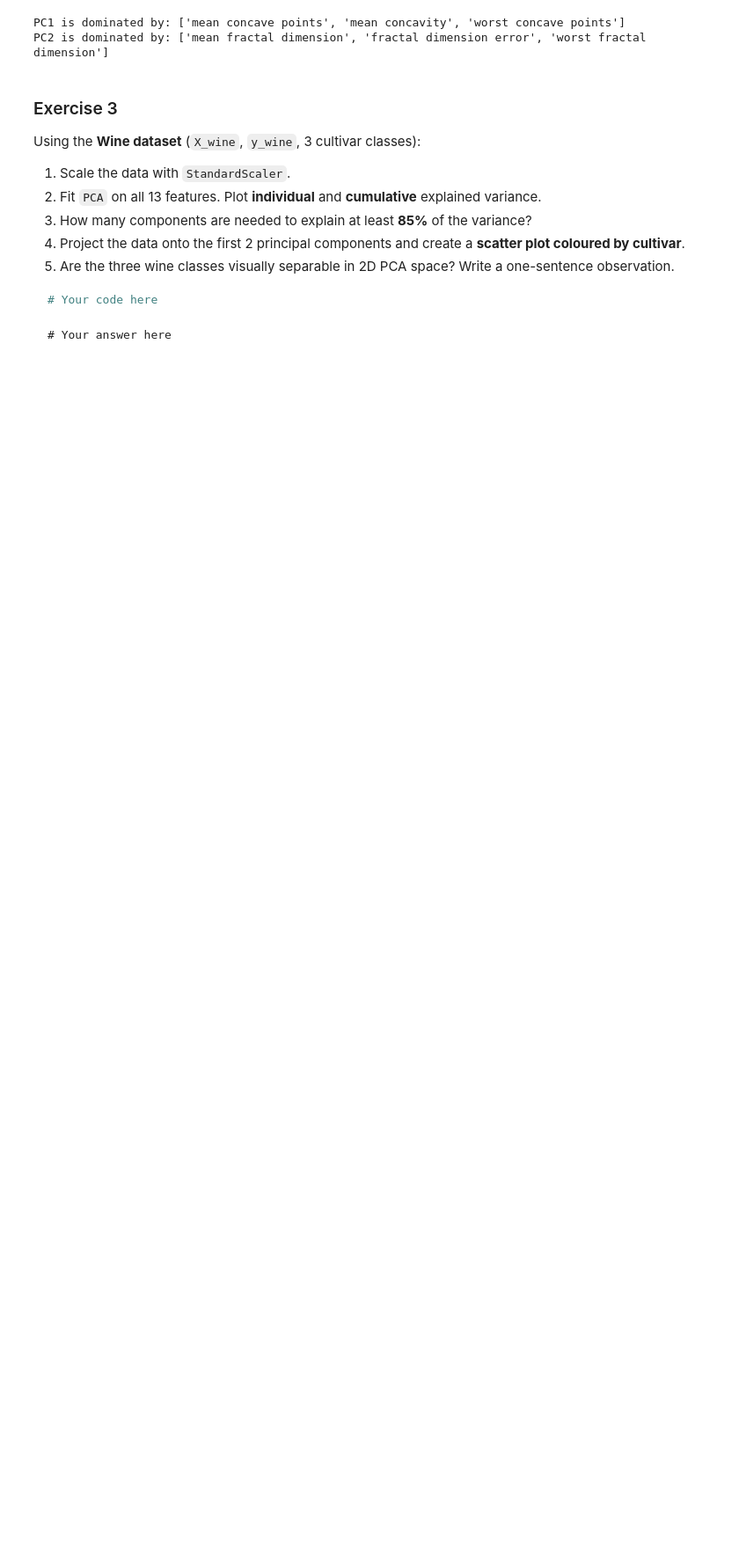
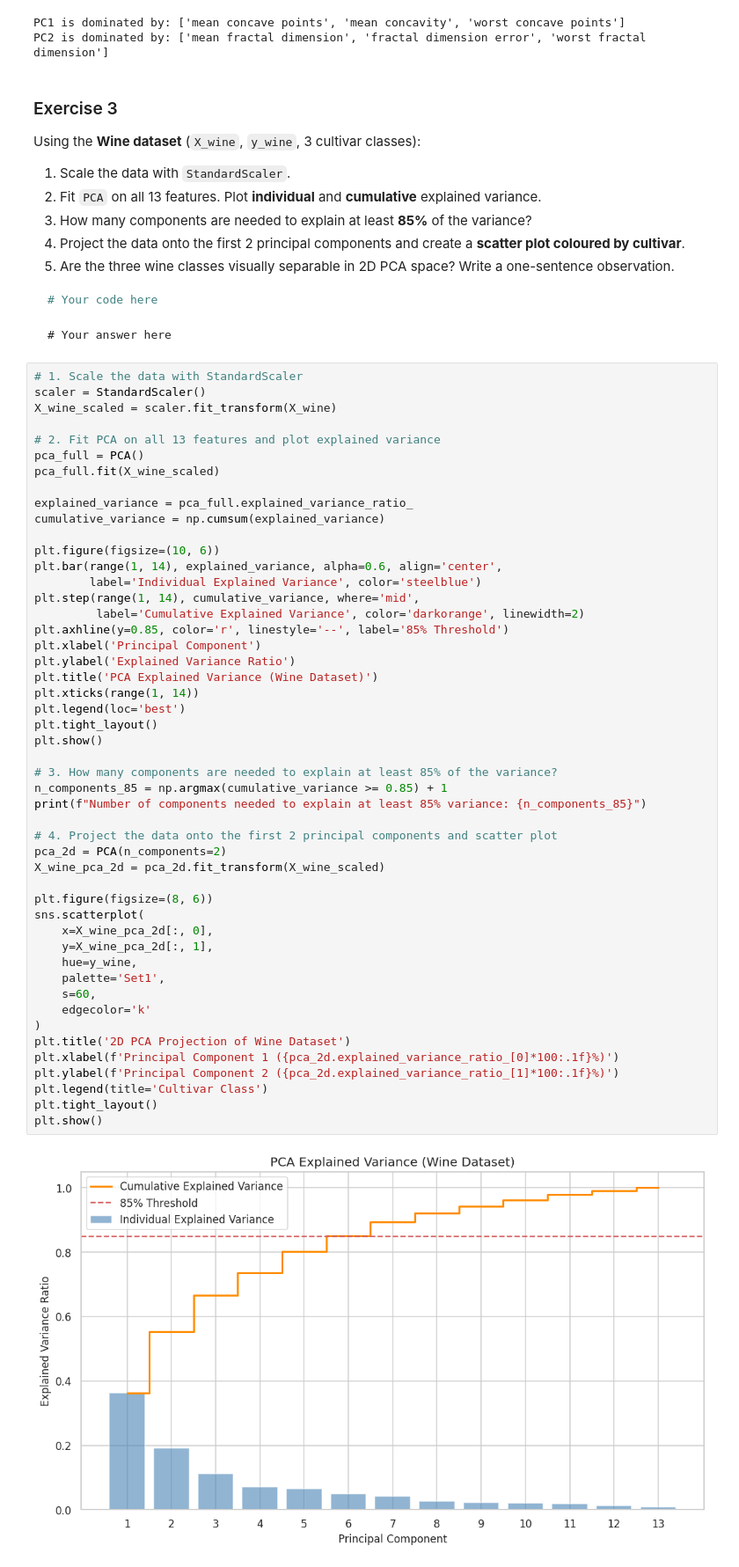
Before and after one commit to sahibshakhayev/IntroToDS, a Jupyter notebook: Solved/LB_W6.ipynb, the cells around one changed output. Shown at 88% size. Drawn from its saved outputs; the diff is of its cells as text; blank space fills up the shorter version.

````diff
--- a/Solved/LB_W6.ipynb
+++ b/Solved/LB_W6.ipynb
@@ -687,3 +787,54 @@ Using the **Wine dataset** (`X_wine`, `y_wine`, 3 cultivar classes):
 ```
 # Your answer here
 ```
+# %%
+# 1. Scale the data with StandardScaler
+scaler = StandardScaler()
+X_wine_scaled = scaler.fit_transform(X_wine)
+
+# 2. Fit PCA on all 13 features and plot explained variance
+pca_full = PCA()
+pca_full.fit(X_wine_scaled)
+
+explained_variance = pca_full.explained_variance_ratio_
+cumulative_variance = np.cumsum(explained_variance)
+
+plt.figure(figsize=(10, 6))
+plt.bar(range(1, 14), explained_variance, alpha=0.6, align='center',
+        label='Individual Explained Variance', color='steelblue')
+plt.step(range(1, 14), cumulative_variance, where='mid',
+         label='Cumulative Explained Variance', color='darkorange', linewidth=2)
+plt.axhline(y=0.85, color='r', linestyle='--', label='85% Threshold')
+plt.xlabel('Principal Component')
+plt.ylabel('Explained Variance Ratio')
+plt.title('PCA Explained Variance (Wine Dataset)')
+plt.xticks(range(1, 14))
+plt.legend(loc='best')
+plt.tight_layout()
+plt.show()
+
+# 3. How many components are needed to explain at least 85% of the variance?
+n_components_85 = np.argmax(cumulative_variance >= 0.85) + 1
+print(f"Number of components needed to explain at least 85% variance: {n_components_85}")
+
+# 4. Project the data onto the first 2 principal components and scatter plot
+pca_2d = PCA(n_components=2)
+X_wine_pca_2d = pca_2d.fit_transform(X_wine_scaled)
+
+plt.figure(figsize=(8, 6))
+sns.scatterplot(
+    x=X_wine_pca_2d[:, 0],
+    y=X_wine_pca_2d[:, 1],
+    hue=y_wine,
+    palette='Set1',
+    s=60,
+    edgecolor='k'
+)
+plt.title('2D PCA Projection of Wine Dataset')
+plt.xlabel(f'Principal Component 1 ({pca_2d.explained_variance_ratio_[0]*100:.1f}%)')
+plt.ylabel(f'Principal Component 2 ({pca_2d.explained_variance_ratio_[1]*100:.1f}%)')
+plt.legend(title='Cultivar Class')
+plt.tight_layout()
+plt.show()
+# %% [output]
+[figure, added]
````
Also changed, not shown: parts of 8 cells of this notebook.
